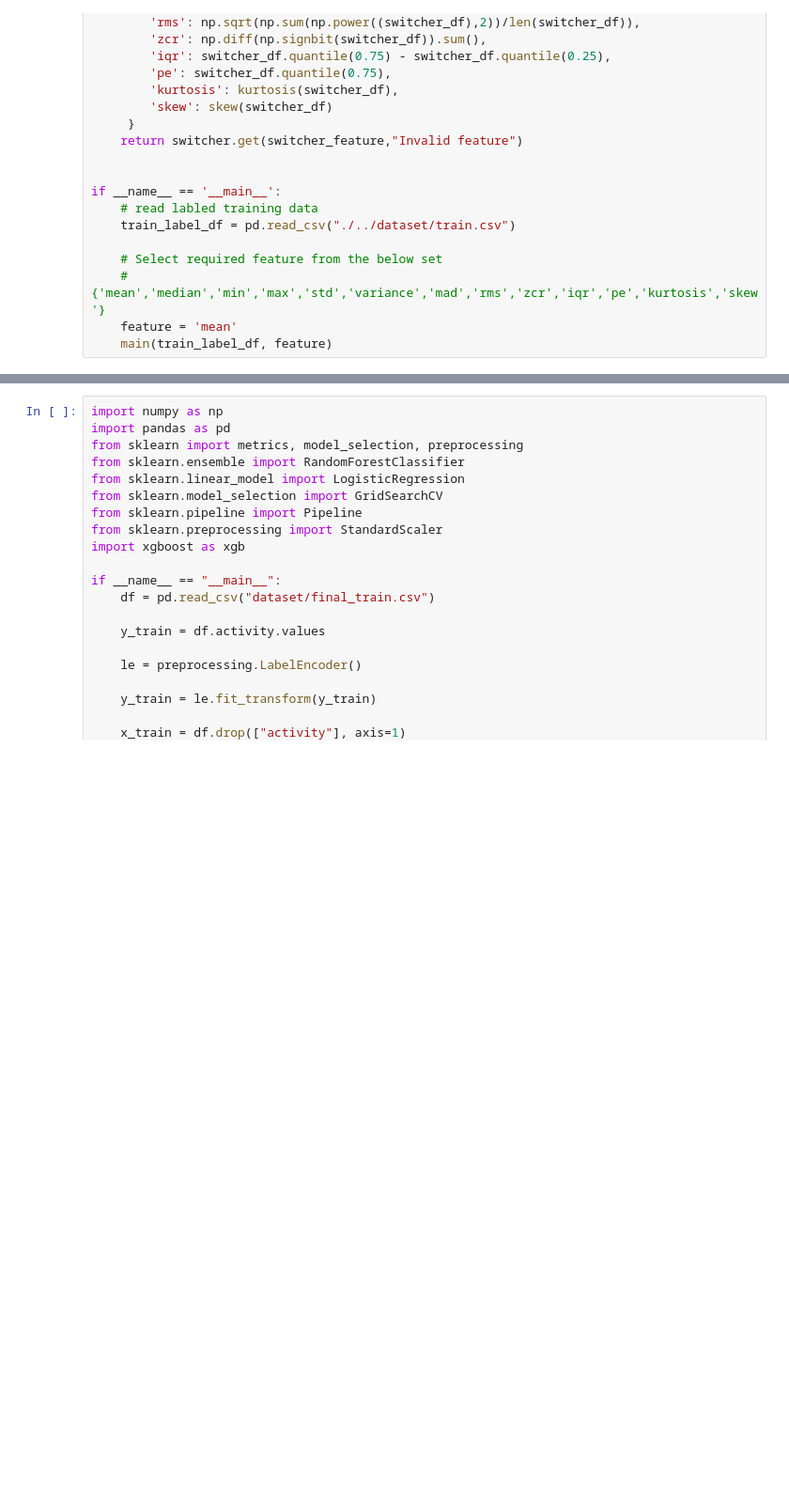
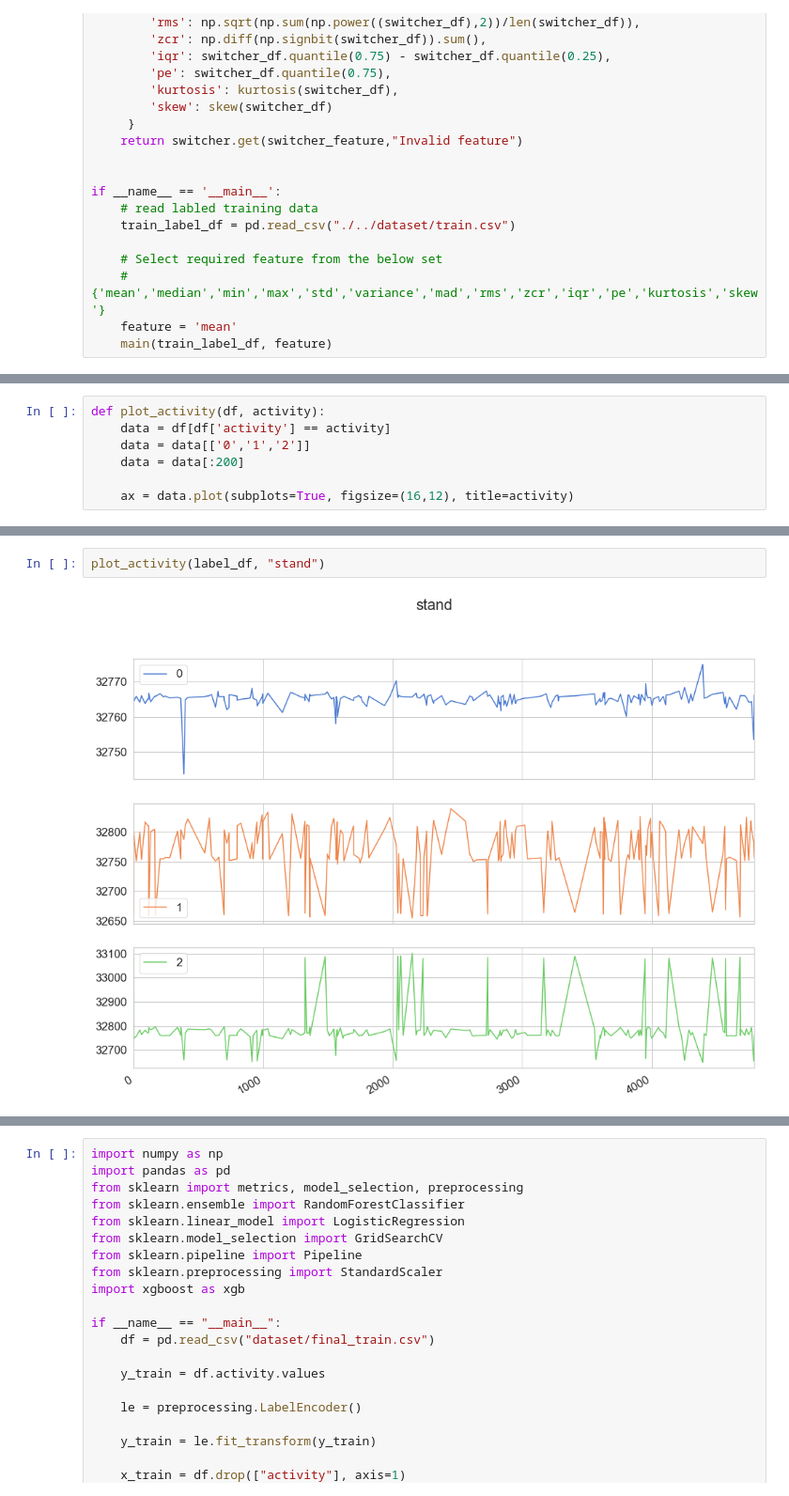
Before and after one commit to Narendra1508/bbdc-2019, a Jupyter notebook: notebook/eda.ipynb, the cells around one changed output, grey strips where cells are left out. Shown at 94% size. Drawn from its saved outputs; the diff is of its cells as text; blank space fills up the shorter version.

```diff
--- a/notebook/eda.ipynb
+++ b/notebook/eda.ipynb
@@ -93,0 +157,7 @@ y = train_df['activity']
+# %%
+def plot_activity(df, activity):
+    data = df[df['activity'] == activity]
+    data = data[['0','1','2']]
+    data = data[:200]
+
+    ax = data.plot(subplots=True, figsize=(16,12), title=activity)
@@ -93,0 +171,4 @@ y = train_df['activity']
+# %%
+plot_activity(label_df, "stand")
+# %% [output]
+[figure, added]
```
Also changed, not shown: parts of 24 cells of this notebook, 2 other files.
